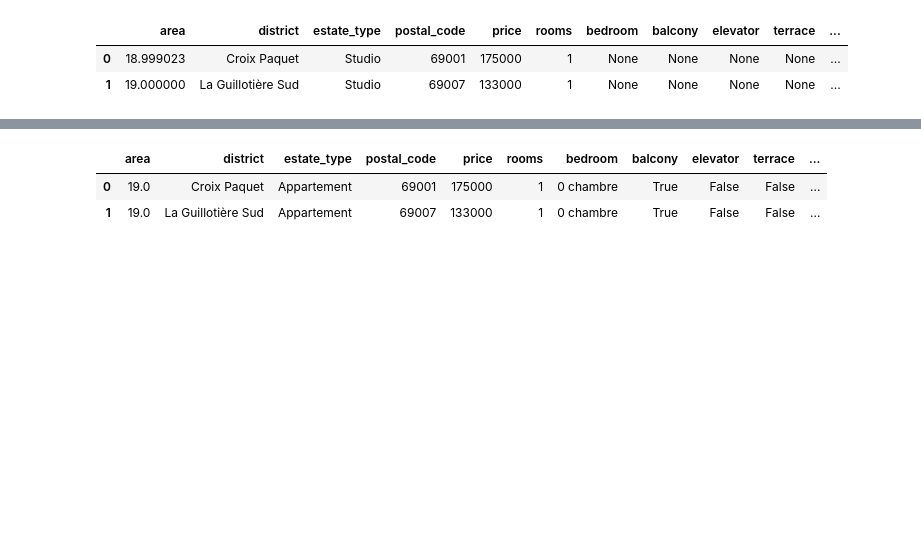
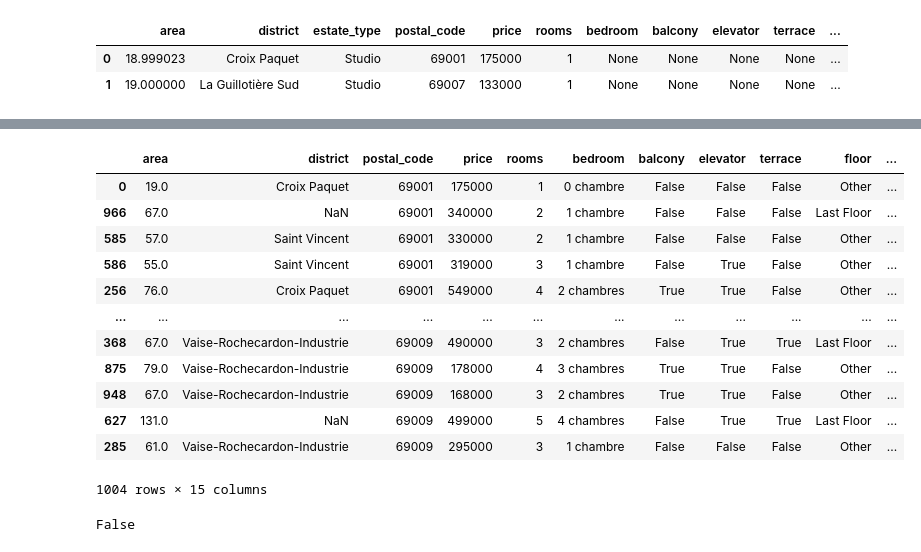
Before and after one commit to Nacim-B/Flat_Price_Prediction_in_Lyon, a Jupyter notebook: Flat_Price_Prediction_Analysis.ipynb, the cells around one changed output, grey strips where cells are left out. Drawn from its saved outputs; the diff is of its cells as text; code cells hidden in the pictures; blank space fills up the shorter version.

```diff
--- a/Flat_Price_Prediction_Analysis.ipynb
+++ b/Flat_Price_Prediction_Analysis.ipynb
@@ -277,6 +233,0 @@ Name: swimming-pool, dtype: int64
-# %%
-df.head(2)
-# %% [output]
-|  | area | district | estate_type | postal_code | price | rooms | bedroom | balcony | elevator | terrace | ... |
-| 0 | 19.0 | Croix Paquet | Appartement | 69001 | 175000 | 1 | 0 chambre | True | False | False | ... |
-| 1 | 19.0 | La Guillotière Sud | Appartement | 69007 | 133000 | 1 | 0 chambre | True | False | False | ... |
@@ -282,0 +236,20 @@ df.head(2)
+# %%
+#area has very few missing data, I can drop those few rows
+df = df.dropna(subset=['area'])
+# %%
+sorted_df = df.sort_values('postal_code')
+sorted_df
+# %% [output]
+|  | area | district | postal_code | price | rooms | bedroom | balcony | elevator | terrace | floor | ... |
+| 0 | 19.0 | Croix Paquet | 69001 | 175000 | 1 | 0 chambre | False | False | False | Other | ... |
+| 966 | 67.0 | NaN | 69001 | 340000 | 2 | 1 chambre | False | False | False | Last Floor | ... |
+| 585 | 57.0 | Saint Vincent | 69001 | 330000 | 2 | 1 chambre | False | False | False | Other | ... |
+| 586 | 55.0 | Saint Vincent | 69001 | 319000 | 3 | 1 chambre | False | True | False | Other | ... |
+| 256 | 76.0 | Croix Paquet | 69001 | 549000 | 4 | 2 chambres | True | True | False | Other | ... |
+| ... | ... | ... | ... | ... | ... | ... | ... | ... | ... | ... | ... |
+| 368 | 67.0 | Vaise-Rochecardon-Industrie | 69009 | 490000 | 3 | 2 chambres | False | True | True | Last Floor | ... |
+| 875 | 79.0 | Vaise-Rochecardon-Industrie | 69009 | 178000 | 4 | 3 chambres | True | True | False | Other | ... |
+| 948 | 67.0 | Vaise-Rochecardon-Industrie | 69009 | 168000 | 3 | 2 chambres | True | True | False | Other | ... |
+| 627 | 131.0 | NaN | 69009 | 499000 | 5 | 4 chambres | False | True | True | Last Floor | ... |
+| 285 | 61.0 | Vaise-Rochecardon-Industrie | 69009 | 295000 | 3 | 1 chambre | False | False | False | Other | ... |
+1004 rows × 15 columns
@@ -282,0 +258,4 @@ df.head(2)
+# %%
+sorted_df['district'].isna().sum().any()
+# %% [output]
+False
```
Also changed, not shown: parts of 35 cells of this notebook.
